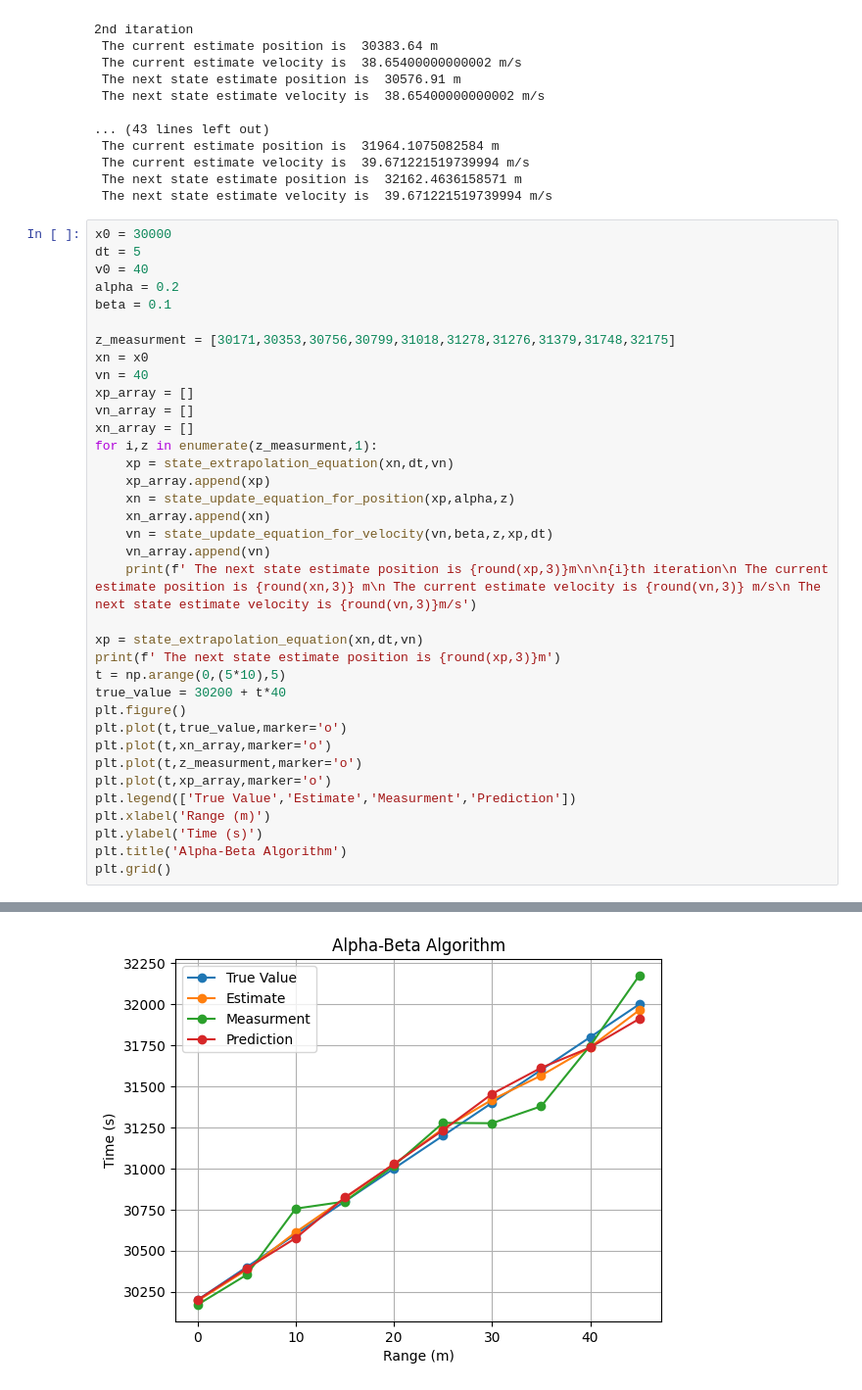
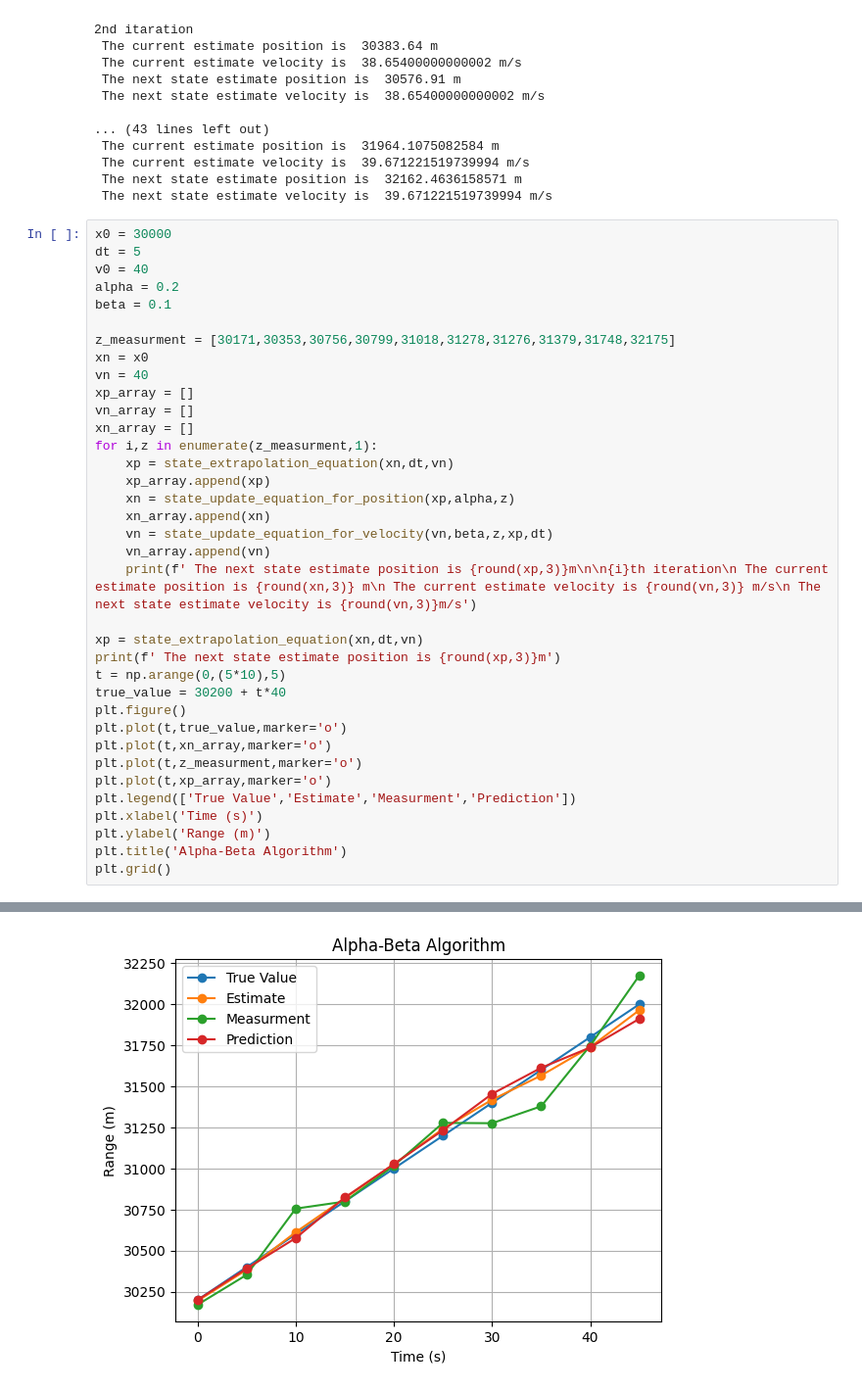
Before and after one commit to OVERPROUD/Alpha-Beta, a Jupyter notebook: Alpha-Beta Algorithm.ipynb, the cells around one changed output, grey strips where cells are left out. Shown at 98% size. Saved outputs shown, nothing was run; the diff lists cells and outputs as text.

```diff
--- a/Alpha-Beta Algorithm.ipynb
+++ b/Alpha-Beta Algorithm.ipynb
@@ -162,33 +162,33 @@ for i,z in enumerate(z_measurment,1):
 xp = state_extrapolation_equation(xn,dt,vn)
 print(f' The next state estimate position is {round(xp,3)}m')
 t = np.arange(0,(5*10),5)
 true_value = 30200 + t*40
 plt.figure()
 plt.plot(t,true_value,marker='o')
 plt.plot(t,xn_array,marker='o')
 plt.plot(t,z_measurment,marker='o')
 plt.plot(t,xp_array,marker='o')
 plt.legend(['True Value','Estimate','Measurment','Prediction'])
-plt.xlabel('Range (m)')
-plt.ylabel('Time (s)')
+plt.xlabel('Time (s)')
+plt.ylabel('Range (m)')
 plt.title('Alpha-Beta Algorithm')
 plt.grid()
 # %% [output]
  The next state estimate position is 30200m
 
 1th iteration
  The current estimate position is 30194.2 m
  The current estimate velocity is 39.42 m/s
  The next state estimate velocity is 39.42m/s
  The next state estimate position is 30391.3m
 
 2th iteration
  The current estimate position is 30383.64 m
  The current estimate velocity is 38.654 m/s
  The next state estimate velocity is 38.654m/s
 ... (45 lines left out)
  The current estimate position is 31964.108 m
  The current estimate velocity is 39.671 m/s
  The next state estimate velocity is 39.671m/s
  The next state estimate position is 32162.464m
-[figure, old version]
+[figure, new version]
```
